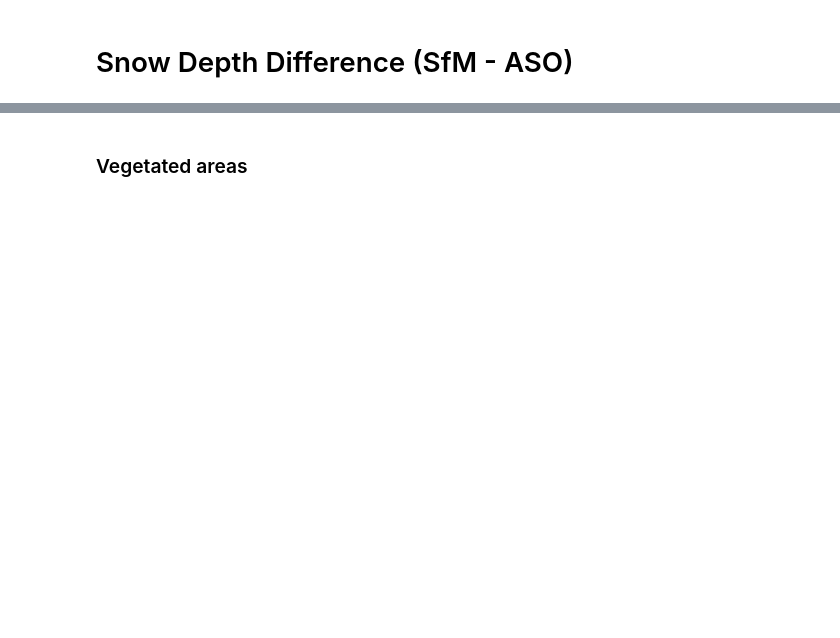
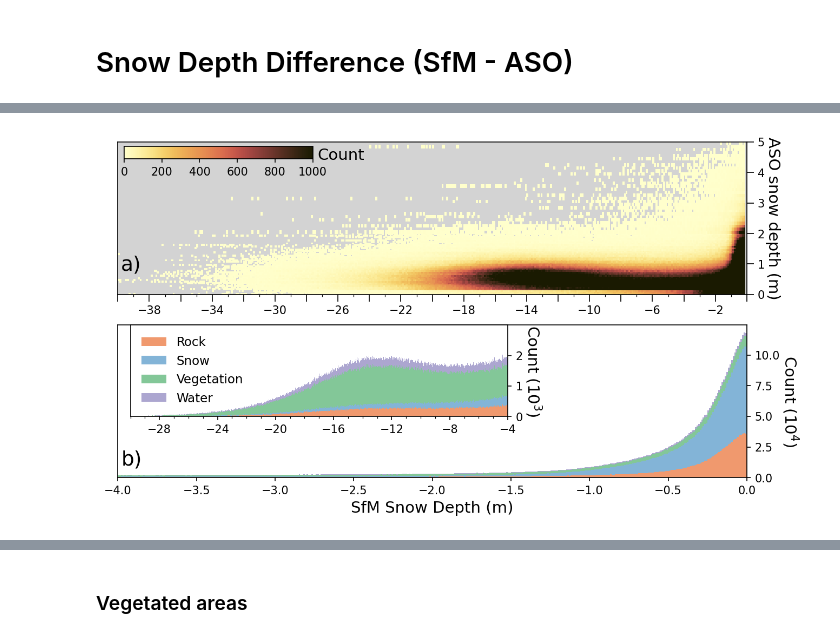
Before and after one commit to jomey/raster_compare, a Jupyter notebook: notebooks/Difference_analysis.ipynb, the cells around one changed output, grey strips where cells are left out. Cells and saved outputs as stored; diff of their text form; code cells hidden in the pictures; blank space fills up the shorter version.

Commit message:
Notebooks - Use SQL Lite DB and make paper figures.

```diff
--- a/notebooks/Difference_analysis.ipynb
+++ b/notebooks/Difference_analysis.ipynb
@@ -40,0 +11,7 @@ negative_sfm = query_helpers.get_negative(df, 'sfm_snow_depth')
+# %%
+df = db_query_to_df()
+
+positive_sfm = query_helpers.get_positive(df, 'sfm_snow_depth')
+
+vegetation = ((positive_sfm.casi_class == 'Vegetation') | (positive_sfm.casi_class == 'Water'))
+open_areas = ~vegetation
@@ -199,4 +278,6 @@ PlotBase.insert_colorbar(ax2, h2[3], 'count', **COLOR_BAR_ATTR);
 # Snow Depth Difference (SfM - ASO)
 # %%
 cmap = plt.get_cmap("tab20c")
-cmap = cmap(np.arange(4)*4, alpha=0.7)
+cmap = cmap(np.arange(4)*4, alpha=0.6)
+blue = cmap[0].copy()
+cmap[0], cmap[1] = cmap[1], blue  # Make snow blue, rock orange
@@ -246,0 +284,2 @@ positive_sfm.sd_difference.agg([np.mean, np.median, np.std])
+# %%
+casi_classes, classes_count = np.unique(df.casi_class.to_numpy(), return_counts=True)
@@ -284,0 +366,87 @@ PlotBase.insert_colorbar(ax2, h2[3], 'count', **COLOR_BAR_ATTR);
+# %%
+sfm_bins = np.arange(-max_bin, 0, 0.1)
+aso_bins = np.concatenate((
+    np.arange(0, 2.0, 0.05),
+    np.arange(2, 10.1, 0.10)
+))
+xticks = np.concatenate((
+    np.arange(-40, 1, 2),
+))
+
+fig, (ax1, ax2) = plt.subplots(nrows=2, figsize=(10, 5.2), dpi=150)
+
+h1 = ax1.hist2d(
+    negative_sfm['sfm_snow_depth'],
+    negative_sfm['aso_snow_depth'],
+    bins=[sfm_bins, aso_bins],
+    cmap=HIST_2D_CMAP,
+    vmin=0,
+    vmax=1000,
+    cmin=1,
+)
+ax1.set_facecolor('lightgrey')
+ax1.tick_params(axis='both', length=6)
+ax1.xaxis.set_ticks_position('bottom')
+
+ax1.set_xlim(-40, 0)
+ax1.set_xticks(xticks)
+ax1.xaxis.set_minor_locator(MultipleLocator(1))
+for label in ax1.xaxis.get_ticklabels()[::2]:
+    label.set_visible(False)
+
+ax1.yaxis.set_label_position("right")
+ax1.yaxis.tick_right()
+ax1.set_ylim(0, 5)
+ax1.set_ylabel('ASO snow depth (m)', rotation=270, labelpad=14)
+
+ax1.annotate('a)', xy=(-39.8, 0.8), fontsize=18)
+
+cax = ax1.inset_axes([0.01, 0.89, 0.3, .08])
+cax.yaxis.set_label_position('right')
+cax.yaxis.set_label_coords(1.15, 0.9)
+colorbar = fig.colorbar(h1[3], cax=cax, orientation='horizontal')
+colorbar.ax.set_ylabel('Count', rotation=0)
+
+insert_start = -4
+
+bins = np.concatenate((
+    [math.floor(negative_sfm.sfm_snow_depth.min())],
+    np.arange(-40, 0.01, 0.01),
+))
+stack = []
+
+for casi_class in casi_classes:
+    stack.append(negative_sfm[negative_sfm.casi_class == casi_class].sfm_snow_depth)
+
+ax2.hist(
+    stack,
+    bins=bins,
+    label=casi_classes,
+    stacked=True,
+    color=cmap,
+#     histtype='step',
+)
+ax2.set_xlabel('SfM ' + SNOW_DEPTH_LABEL)
+ax2.set_xlim(insert_start, bins.max())
+PlotBase.format_axes_scientific(ax2, 'y', (4, 4))
+PlotBase.move_yaxis_label_right(ax2)
+ax2.annotate('b)', xy=(-3.98, 10000), fontsize=18)
+
+ax3 = ax2.inset_axes([0.02, 0.4, 0.6, .6])
+ax3.hist(
+    stack,
+    bins=bins,
+    label=casi_classes,
+    stacked=True,
+    color=cmap,
+)
+ax3.set_xlim(-30, insert_start)
+ax3.set_xticks(np.arange(-28, -3, 4))
+ax3.xaxis.set_minor_locator(MultipleLocator(1))
+ax3.set_ylim(top=3000)
+ax3.set_yticks(np.arange(0, 3000, 1000))
+PlotBase.format_axes_scientific(ax3, 'y', (3, 3))
+PlotBase.move_yaxis_label_right(ax3)
+ax3.legend(loc='upper left', fontsize=11, frameon=False);
+# %% [output]
+[figure, added]
```
Also changed, not shown: parts of 62 cells of this notebook, 4 other files.
